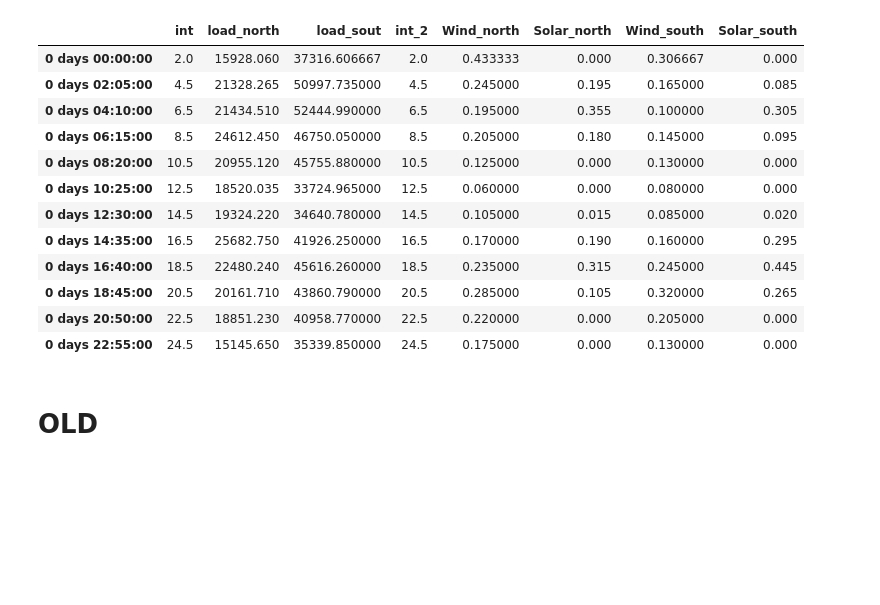
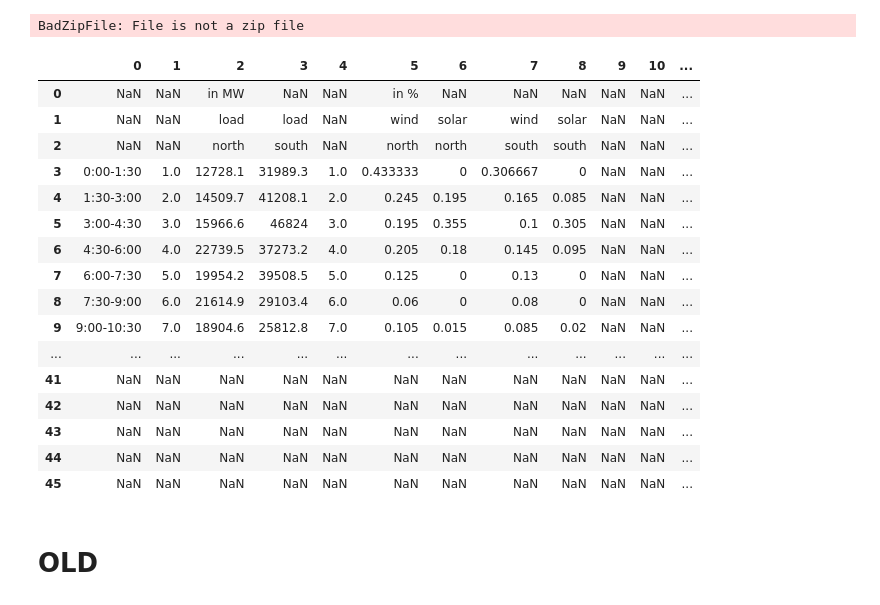
Before and after one commit to anselm-eicke/Locational-investment-signals, a Jupyter notebook: Input data/Input_data.ipynb, the cells around one changed output. Drawn from its saved outputs; the diff is of its cells as text; code cells hidden in the pictures; blank space fills up the shorter version.

```diff
--- a/Input data/Input_data.ipynb
+++ b/Input data/Input_data.ipynb
@@ -36,16 +47,0 @@ res = res.resample('125Min').mean()
-# %%
-res
-# %% [output]
-|  | int | load_north | load_sout | int_2 | Wind_north | Solar_north | Wind_south | Solar_south |
-| 0 days 00:00:00 | 2.0 | 15928.060 | 37316.606667 | 2.0 | 0.433333 | 0.000 | 0.306667 | 0.000 |
-| 0 days 02:05:00 | 4.5 | 21328.265 | 50997.735000 | 4.5 | 0.245000 | 0.195 | 0.165000 | 0.085 |
-| 0 days 04:10:00 | 6.5 | 21434.510 | 52444.990000 | 6.5 | 0.195000 | 0.355 | 0.100000 | 0.305 |
-| 0 days 06:15:00 | 8.5 | 24612.450 | 46750.050000 | 8.5 | 0.205000 | 0.180 | 0.145000 | 0.095 |
-| 0 days 08:20:00 | 10.5 | 20955.120 | 45755.880000 | 10.5 | 0.125000 | 0.000 | 0.130000 | 0.000 |
-| 0 days 10:25:00 | 12.5 | 18520.035 | 33724.965000 | 12.5 | 0.060000 | 0.000 | 0.080000 | 0.000 |
-| 0 days 12:30:00 | 14.5 | 19324.220 | 34640.780000 | 14.5 | 0.105000 | 0.015 | 0.085000 | 0.020 |
-| 0 days 14:35:00 | 16.5 | 25682.750 | 41926.250000 | 16.5 | 0.170000 | 0.190 | 0.160000 | 0.295 |
-| 0 days 16:40:00 | 18.5 | 22480.240 | 45616.260000 | 18.5 | 0.235000 | 0.315 | 0.245000 | 0.445 |
-| 0 days 18:45:00 | 20.5 | 20161.710 | 43860.790000 | 20.5 | 0.285000 | 0.105 | 0.320000 | 0.265 |
-| 0 days 20:50:00 | 22.5 | 18851.230 | 40958.770000 | 22.5 | 0.220000 | 0.000 | 0.205000 | 0.000 |
-| 0 days 22:55:00 | 24.5 | 15145.650 | 35339.850000 | 24.5 | 0.175000 | 0.000 | 0.130000 | 0.000 |
@@ -52,3 +50,37 @@ res
+# %%
+fn = r'in.xlsx'
+df = pd.read_excel(fn, header=None, sheet_name = 'timeseries')
+# %%
+writer = pd.ExcelWriter(fn, engine='openpyxl')
+book = load_workbook(fn)
+writer.book = book
+writer.sheets = dict((ws.title, ws) for ws in book.worksheets)
+
+df.to_excel(writer, sheet_name='Sheet1', header=None, index=False)
+combined.to_excel(writer, sheet_name='timeseries', header=None, index=False,
+             startcol=2,startrow=3)
+# %% [output]
+BadZipFile: File is not a zip file
+# %%
+df
+# %% [output]
+|  | 0 | 1 | 2 | 3 | 4 | 5 | 6 | 7 | 8 | 9 | 10 | ... |
+| 0 | NaN | NaN | in MW | NaN | NaN | in % | NaN | NaN | NaN | NaN | NaN | ... |
+| 1 | NaN | NaN | load | load | NaN | wind | solar | wind | solar | NaN | NaN | ... |
+| 2 | NaN | NaN | north | south | NaN | north | north | south | south | NaN | NaN | ... |
+| 3 | 0:00-1:30 | 1.0 | 12728.1 | 31989.3 | 1.0 | 0.433333 | 0 | 0.306667 | 0 | NaN | NaN | ... |
+| 4 | 1:30-3:00 | 2.0 | 14509.7 | 41208.1 | 2.0 | 0.245 | 0.195 | 0.165 | 0.085 | NaN | NaN | ... |
+| 5 | 3:00-4:30 | 3.0 | 15966.6 | 46824 | 3.0 | 0.195 | 0.355 | 0.1 | 0.305 | NaN | NaN | ... |
+| 6 | 4:30-6:00 | 4.0 | 22739.5 | 37273.2 | 4.0 | 0.205 | 0.18 | 0.145 | 0.095 | NaN | NaN | ... |
+| 7 | 6:00-7:30 | 5.0 | 19954.2 | 39508.5 | 5.0 | 0.125 | 0 | 0.13 | 0 | NaN | NaN | ... |
+| 8 | 7:30-9:00 | 6.0 | 21614.9 | 29103.4 | 6.0 | 0.06 | 0 | 0.08 | 0 | NaN | NaN | ... |
+| 9 | 9:00-10:30 | 7.0 | 18904.6 | 25812.8 | 7.0 | 0.105 | 0.015 | 0.085 | 0.02 | NaN | NaN | ... |
+| ... | ... | ... | ... | ... | ... | ... | ... | ... | ... | ... | ... | ... |
+| 41 | NaN | NaN | NaN | NaN | NaN | NaN | NaN | NaN | NaN | NaN | NaN | ... |
+| 42 | NaN | NaN | NaN | NaN | NaN | NaN | NaN | NaN | NaN | NaN | NaN | ... |
+| 43 | NaN | NaN | NaN | NaN | NaN | NaN | NaN | NaN | NaN | NaN | NaN | ... |
+| 44 | NaN | NaN | NaN | NaN | NaN | NaN | NaN | NaN | NaN | NaN | NaN | ... |
+| 45 | NaN | NaN | NaN | NaN | NaN | NaN | NaN | NaN | NaN | NaN | NaN | ... |
 # %%
 res.to_csv('12.csv')
 # %% [markdown]
```
Also changed, not shown: parts of 10 cells of this notebook, 9 other files.
